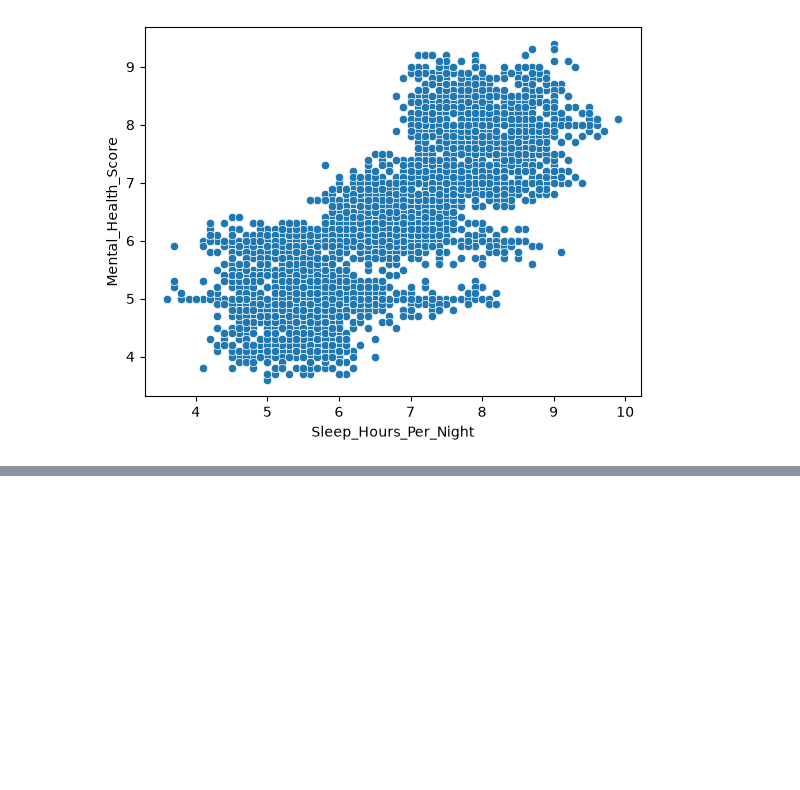
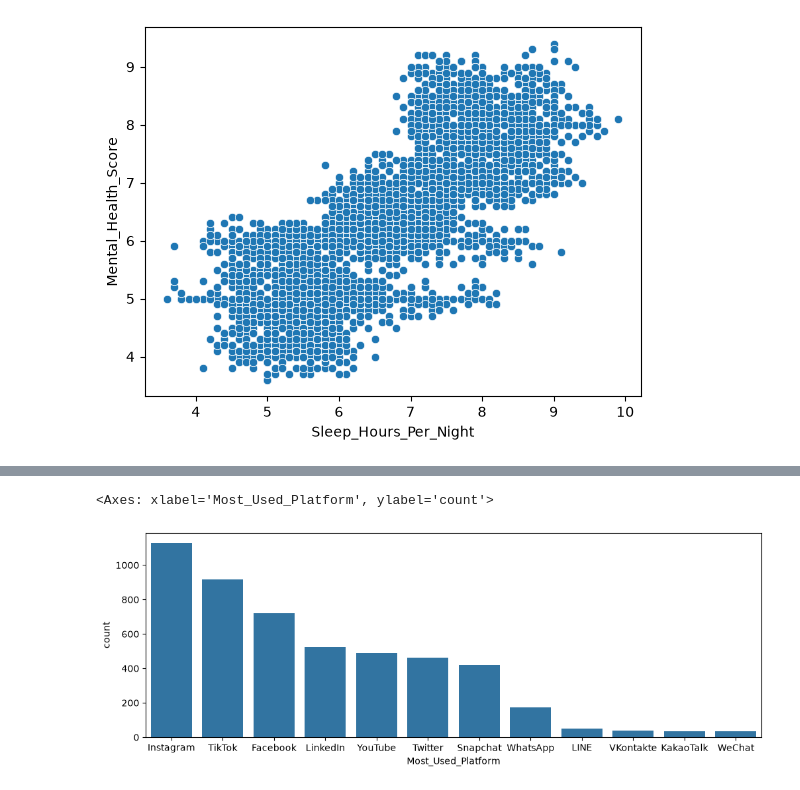
Before and after one commit to TechRaven18/Mental-Score-Prediction, a Jupyter notebook: ML_Project.ipynb, the cells around one changed output, grey strips where cells are left out. Saved outputs shown, nothing was run; the diff lists cells and outputs as text; code cells hidden in the pictures; blank space fills up the shorter version.

```diff
--- a/ML_Project.ipynb
+++ b/ML_Project.ipynb
@@ -93,3 +93,7 @@ sns.scatterplot(x = 'Sleep_Hours_Per_Night' , y = 'Mental_Health_Score' ,data =
 # %% [output]
 <Axes: xlabel='Sleep_Hours_Per_Night', ylabel='Mental_Health_Score'>
 [figure]
+# %%
+# for most used platforms
+platform_counts = df['Most_Used_Platform'].value_counts()
+platform_counts
@@ -95,0 +115,6 @@ sns.scatterplot(x = 'Sleep_Hours_Per_Night' , y = 'Mental_Health_Score' ,data =
+# %%
+plt.figure(figsize = (12,4))
+sns.countplot( x = df['Most_Used_Platform'] ,data  = df ,order = platform_counts.index)
+# %% [output]
+<Axes: xlabel='Most_Used_Platform', ylabel='count'>
+[figure, added]
```
Also changed, not shown: parts of 3 cells of this notebook.
